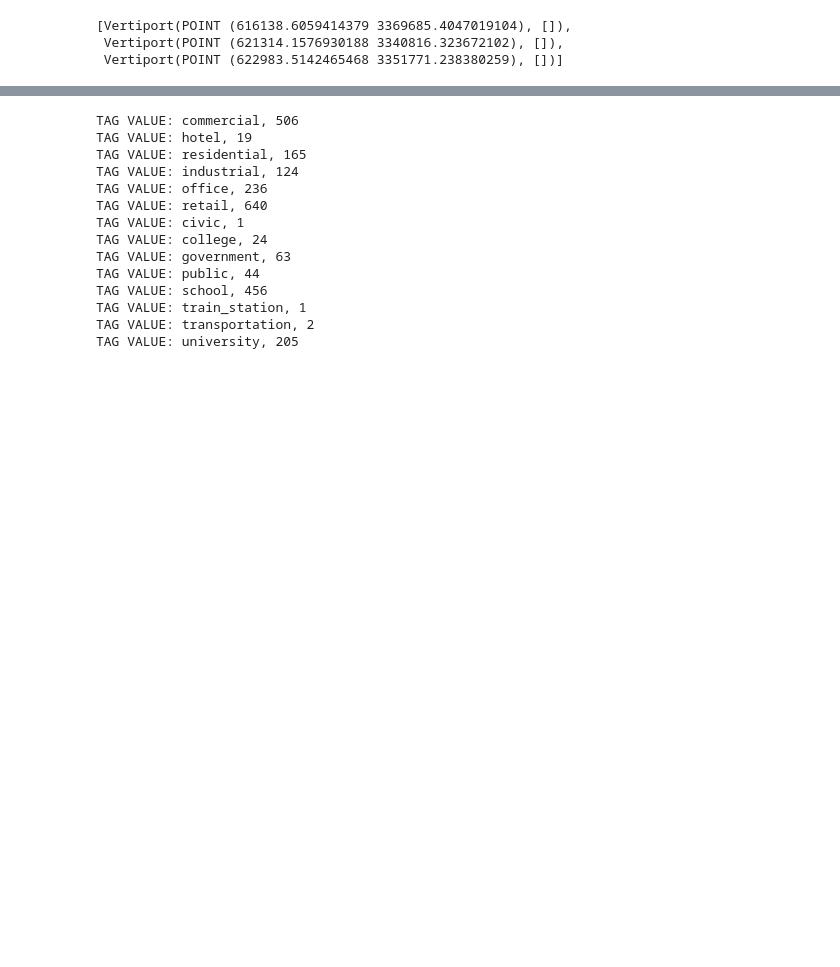
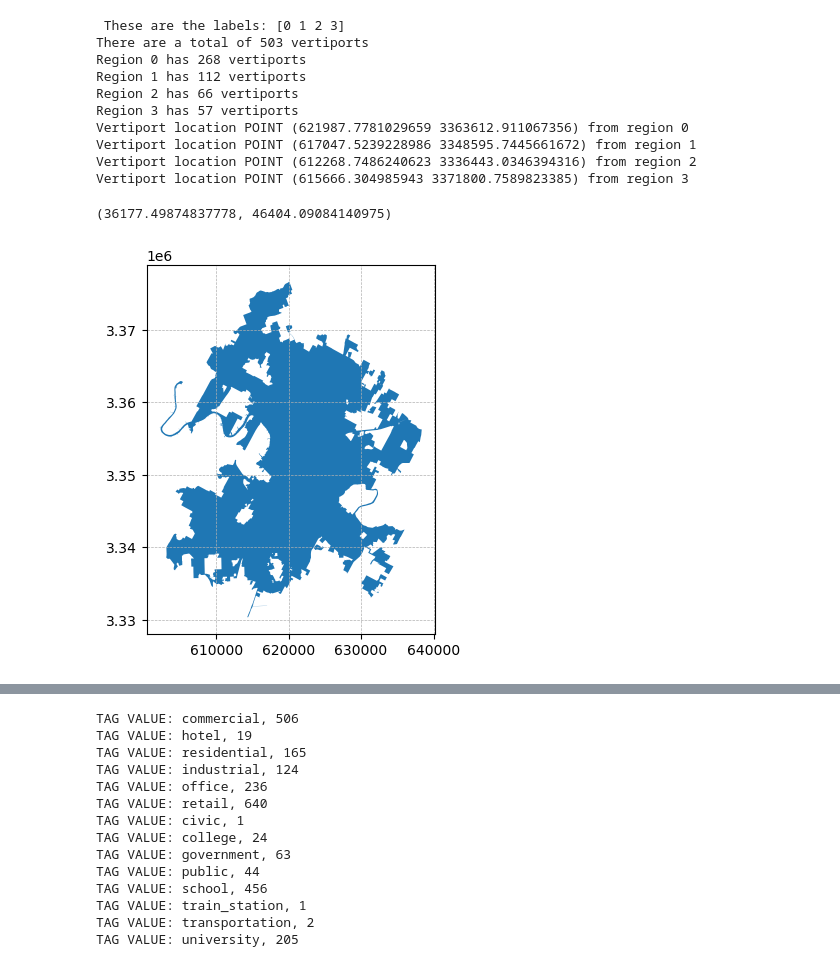
Before and after one commit to tresabhi/UAM_v2, a Jupyter notebook: gym-examples/gym_examples/envs/airspace_scratch.ipynb, the cells around one changed output, grey strips where cells are left out. Cells and saved outputs as stored; diff of their text form; code cells hidden in the pictures; blank space fills up the shorter version.

Commit message:
changes to scratch files related to testing out ideas for airspace and vertiport selection

```diff
--- a/gym-examples/gym_examples/envs/airspace_scratch.ipynb
+++ b/gym-examples/gym_examples/envs/airspace_scratch.ipynb
@@ -206,10 +252,31 @@ airspace = Airspace(12,
 
 airspace.make_polygon_dict('commercial')
 airspace.polygon_dict['commercial']
-poly_list = airspace.create_vertiports_from_polygons(airspace.polygon_dict['commercial'])
-sample_poly_list = random.sample(poly_list, 3)
-sample_poly_list
+vertiport_list_from_poly = airspace.create_vertiports_from_polygons(airspace.polygon_dict['commercial'])
+
+vertiport_with_region = airspace.assign_region_to_vertiports(vertiport_list_from_poly)
+print(f'There are a total of {len(vertiport_with_region)} vertiports')
+
+# for vertiport in vertiport_with_region:
+#     print(f'Vertiport location {vertiport.location}, belongs to region: {vertiport.region}')
+
+regions_dict = airspace.assign_vertiports_to_regions(vertiport_with_region, 4)
+
+for region in regions_dict.keys():
+    print(f'Region {region} has {len(regions_dict[region])} vertiports')
+
+sample_vertiports_from_regions = airspace.sample_vertiport_from_region(regions_dict)
+
+for vertiport in sample_vertiports_from_regions:
+    print(f'Vertiport location {vertiport.location} from region {vertiport.region}')
 # %% [output]
-[Vertiport(POINT (616138.6059414379 3369685.4047019104), []),
- Vertiport(POINT (621314.1576930188 3340816.323672102), []),
- Vertiport(POINT (622983.5142465468 3351771.238380259), [])]
+ These are the labels: [0 1 2 3]
+There are a total of 503 vertiports
+Region 0 has 268 vertiports
+Region 1 has 112 vertiports
+Region 2 has 66 vertiports
+Region 3 has 57 vertiports
+Vertiport location POINT (621987.7781029659 3363612.911067356) from region 0
+Vertiport location POINT (617047.5239228986 3348595.7445661672) from region 1
+Vertiport location POINT (612268.7486240623 3336443.0346394316) from region 2
+Vertiport location POINT (615666.304985943 3371800.7589823385) from region 3
@@ -215,0 +285,12 @@ sample_poly_list
+# %%
+rangex, rangey = maxx-minx, maxy-miny
+rangex, rangey
+# %% [output]
+(36177.49874837778, 46404.09084140975)
+# %%
+fig, ax = plt.subplots()
+airspace.location_utm_gdf.plot(ax=ax)
+ax.set_aspect("equal")
+ax.grid(True, which='both', linestyle='--', linewidth=0.5)
+# %% [output]
+[figure, added]
```
Also changed, not shown: parts of 5 cells of this notebook, 2 other files.
